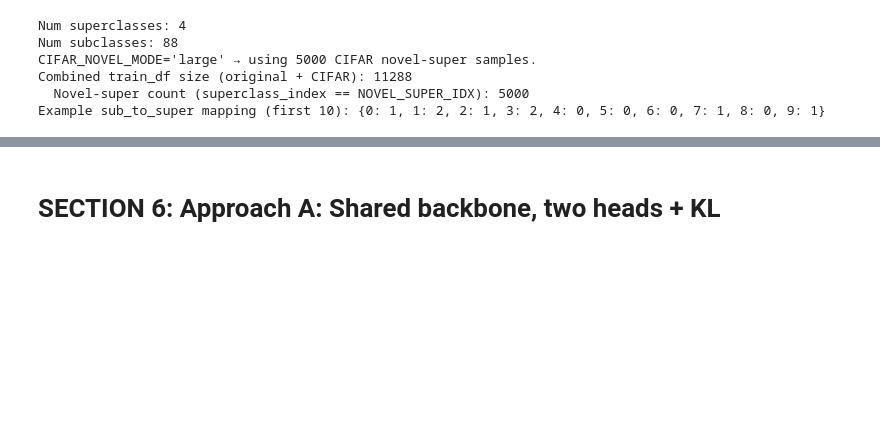
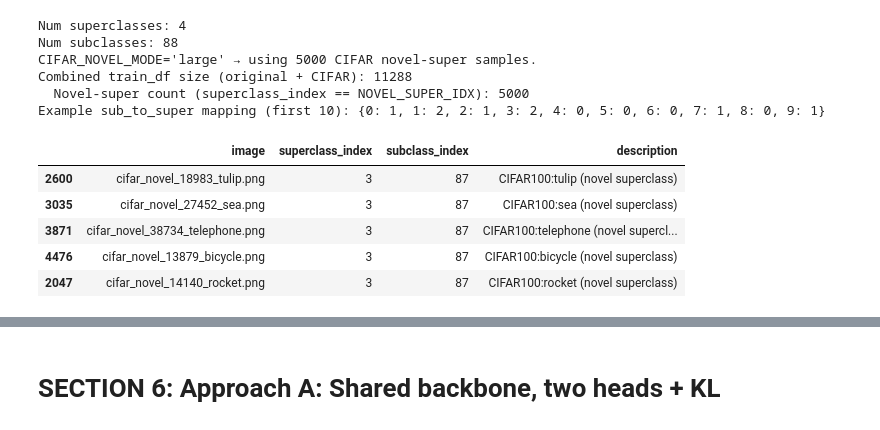
Before and after one commit to akseldkw07/NNDL-Project, a Jupyter notebook: NNDL_PROJECT_FINAL/NNDL_Project_Notebook_Live_AKSEL.ipynb, the cells around one changed output, grey strips where cells are left out. Cells and saved outputs as stored; diff of their text form; code cells hidden in the pictures; blank space fills up the shorter version.

```diff
--- a/NNDL_PROJECT_FINAL/NNDL_Project_Notebook_Live_AKSEL.ipynb
+++ b/NNDL_PROJECT_FINAL/NNDL_Project_Notebook_Live_AKSEL.ipynb
@@ -379,3 +295,12 @@ CIFAR_NOVEL_MODE='large' → using 5000 CIFAR novel-super samples.
 Combined train_df size (original + CIFAR): 11288
   Novel-super count (superclass_index == NOVEL_SUPER_IDX): 5000
 Example sub_to_super mapping (first 10): {0: 1, 1: 2, 2: 1, 3: 2, 4: 0, 5: 0, 6: 0, 7: 1, 8: 0, 9: 1}
+# %%
+cifar_aug_df.sample(5)
+# %% [output]
+|  | image | superclass_index | subclass_index | description |
+| 2600 | cifar_novel_18983_tulip.png | 3 | 87 | CIFAR100:tulip (novel superclass) |
+| 3035 | cifar_novel_27452_sea.png | 3 | 87 | CIFAR100:sea (novel superclass) |
+| 3871 | cifar_novel_38734_telephone.png | 3 | 87 | CIFAR100:telephone (novel supercl... |
+| 4476 | cifar_novel_13879_bicycle.png | 3 | 87 | CIFAR100:bicycle (novel superclass) |
+| 2047 | cifar_novel_14140_rocket.png | 3 | 87 | CIFAR100:rocket (novel superclass) |
```
Also changed, not shown: parts of 7 cells of this notebook, 6 other files.
